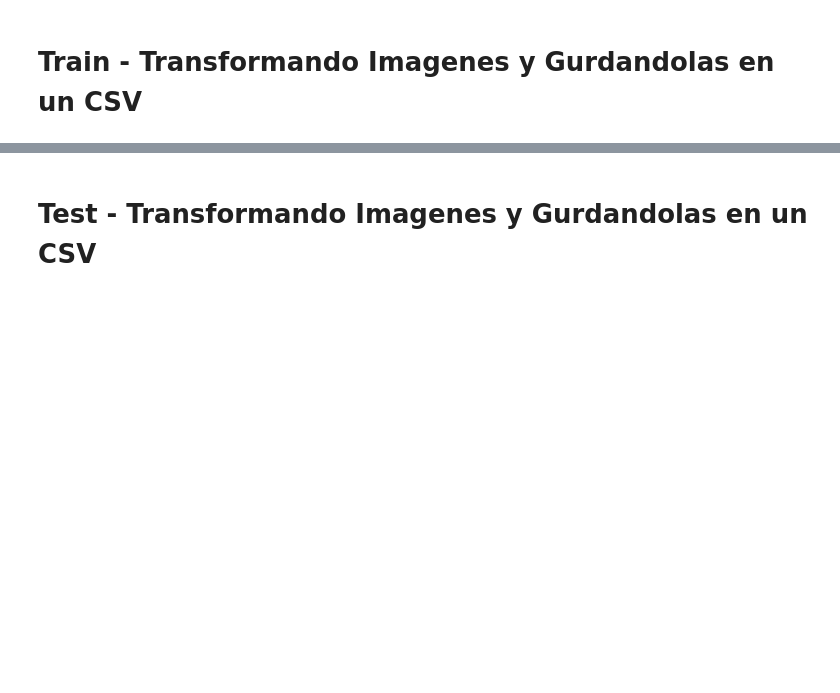
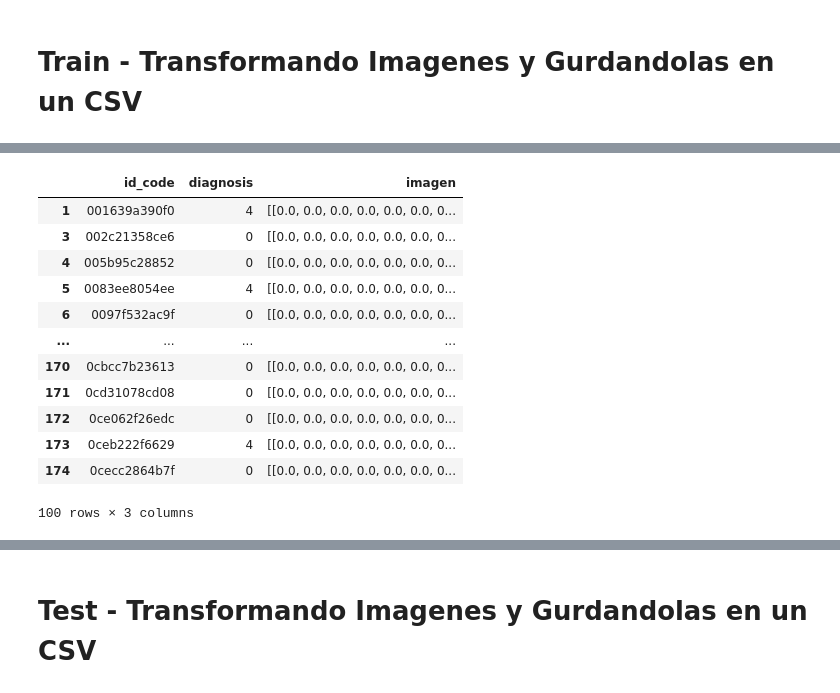
Before and after one commit to pablosao/UVG-CC3066-LB-Clasificacion-Imagenes, a Jupyter notebook: clasificacion_imagenes.ipynb, the cells around one changed output, grey strips where cells are left out. Saved outputs shown, nothing was run; the diff lists cells and outputs as text; code cells hidden in the pictures; blank space fills up the shorter version.

```diff
--- a/clasificacion_imagenes.ipynb
+++ b/clasificacion_imagenes.ipynb
@@ -46,9 +48,10 @@ def transformacionImagen(path,archivo,ext):
         img_t = cv2.addWeighted(img,4, cv2.GaussianBlur(img , (0,0) , 30) ,-4 ,128)
         edges = cv2.Canny(img_t,100,200)
 
+        edges = edges/ 255.0
 
 
-    return edges
+    return np.array(edges, dtype=np.float)
 # %% [markdown]
 # Visualizando Proceso de Transformación de Imagen
 # %%
@@ -96,3 +103,7 @@ test_image
 # Train - Transformando Imagenes y Gurdandolas en un CSV
 # %%
 data_train = pd.read_csv("train.csv")
+# %%
+data_train = data_train[data_train.diagnosis.isin([0,4])].dropna()
+# %%
+data_train = data_train.head(100)
@@ -102,3 +129,19 @@ data_train['imagen'] = data_train.apply(lambda row: transformacionImagen('train_
                                                                          ,'png'
                                                                          )
                                                       , axis=1)
+# %%
+data_train.dropna()
+# %% [output]
+|  | id_code | diagnosis | imagen |
+| 1 | 001639a390f0 | 4 | [[0.0, 0.0, 0.0, 0.0, 0.0, 0.0, 0... |
+| 3 | 002c21358ce6 | 0 | [[0.0, 0.0, 0.0, 0.0, 0.0, 0.0, 0... |
+| 4 | 005b95c28852 | 0 | [[0.0, 0.0, 0.0, 0.0, 0.0, 0.0, 0... |
+| 5 | 0083ee8054ee | 4 | [[0.0, 0.0, 0.0, 0.0, 0.0, 0.0, 0... |
+| 6 | 0097f532ac9f | 0 | [[0.0, 0.0, 0.0, 0.0, 0.0, 0.0, 0... |
+| ... | ... | ... | ... |
+| 170 | 0cbcc7b23613 | 0 | [[0.0, 0.0, 0.0, 0.0, 0.0, 0.0, 0... |
+| 171 | 0cd31078cd08 | 0 | [[0.0, 0.0, 0.0, 0.0, 0.0, 0.0, 0... |
+| 172 | 0ce062f26edc | 0 | [[0.0, 0.0, 0.0, 0.0, 0.0, 0.0, 0... |
+| 173 | 0ceb222f6629 | 4 | [[0.0, 0.0, 0.0, 0.0, 0.0, 0.0, 0... |
+| 174 | 0cecc2864b7f | 0 | [[0.0, 0.0, 0.0, 0.0, 0.0, 0.0, 0... |
+100 rows × 3 columns
```
Also changed, not shown: parts of 32 cells of this notebook.
